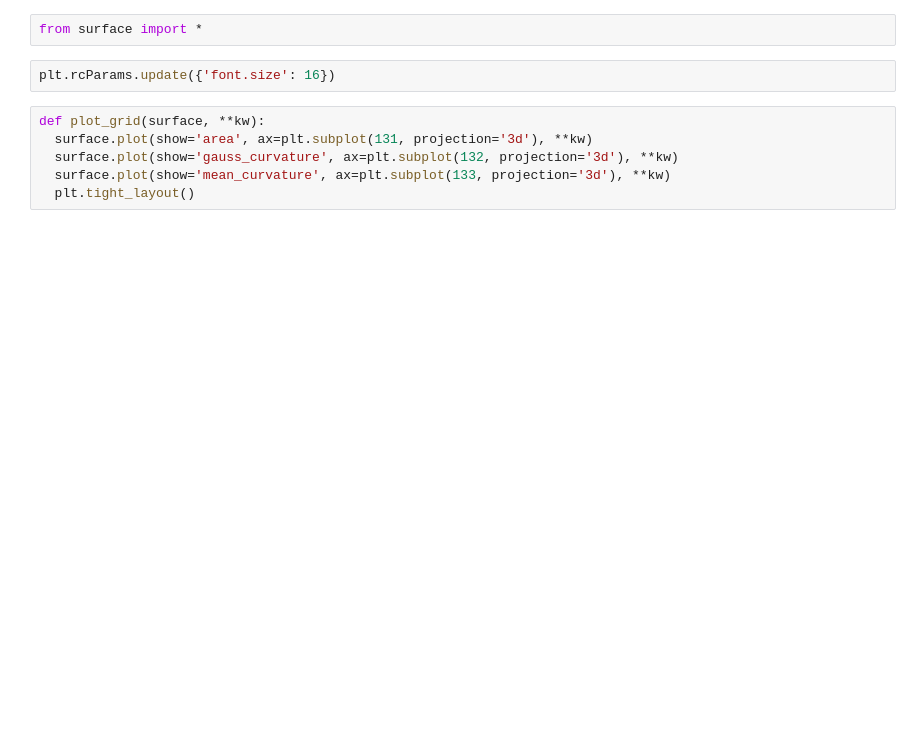
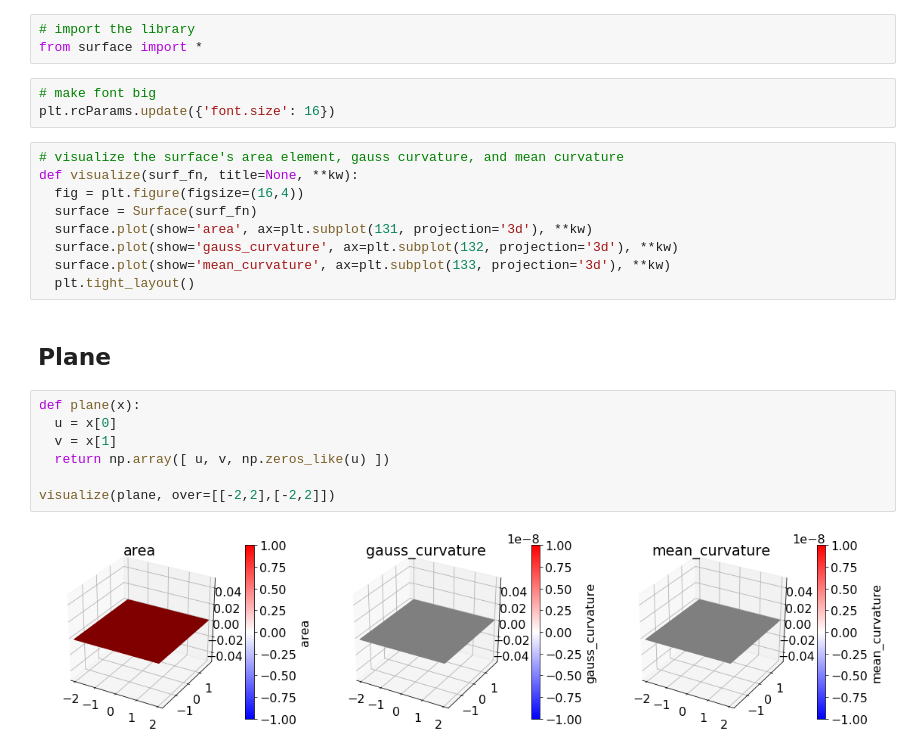
Before and after one commit to asross/surf, a Jupyter notebook: demo.ipynb, the cells around one changed output. Saved outputs shown, nothing was run; the diff lists cells and outputs as text; blank space fills up the shorter version.

```diff
--- a/demo.ipynb
+++ b/demo.ipynb
@@ -1,10 +1,26 @@
-# %%
-from surface import *
+# %%
+# import the library
+from surface import *
 # %%
+# make font big
 plt.rcParams.update({'font.size': 16})
 # %%
-def plot_grid(surface, **kw):
+# visualize the surface's area element, gauss curvature, and mean curvature
+def visualize(surf_fn, title=None, **kw):
+  fig = plt.figure(figsize=(16,4))
+  surface = Surface(surf_fn)
   surface.plot(show='area', ax=plt.subplot(131, projection='3d'), **kw)
   surface.plot(show='gauss_curvature', ax=plt.subplot(132, projection='3d'), **kw)
   surface.plot(show='mean_curvature', ax=plt.subplot(133, projection='3d'), **kw)
   plt.tight_layout()
+# %% [markdown]
+## Plane
+# %%
+def plane(x):
+  u = x[0]
+  v = x[1]
+  return np.array([ u, v, np.zeros_like(u) ])
+
+visualize(plane, over=[[-2,2],[-2,2]])
+# %% [output]
+[figure, added]
```
Also changed, not shown: parts of 13 cells of this notebook.
